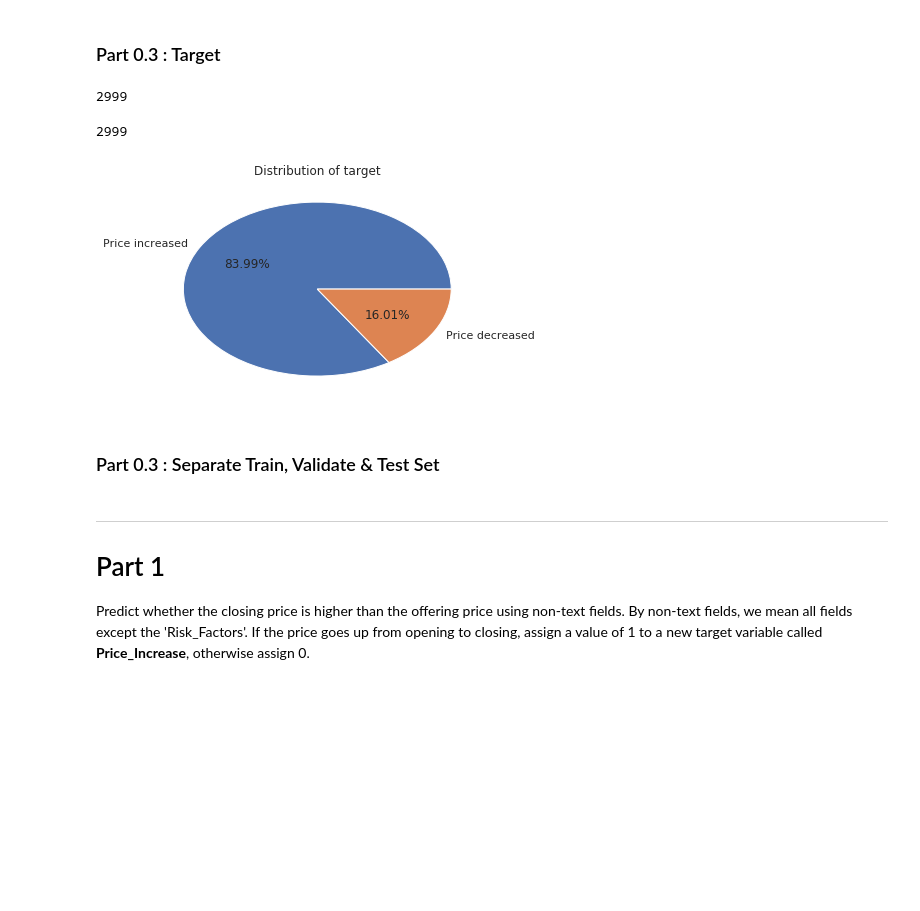
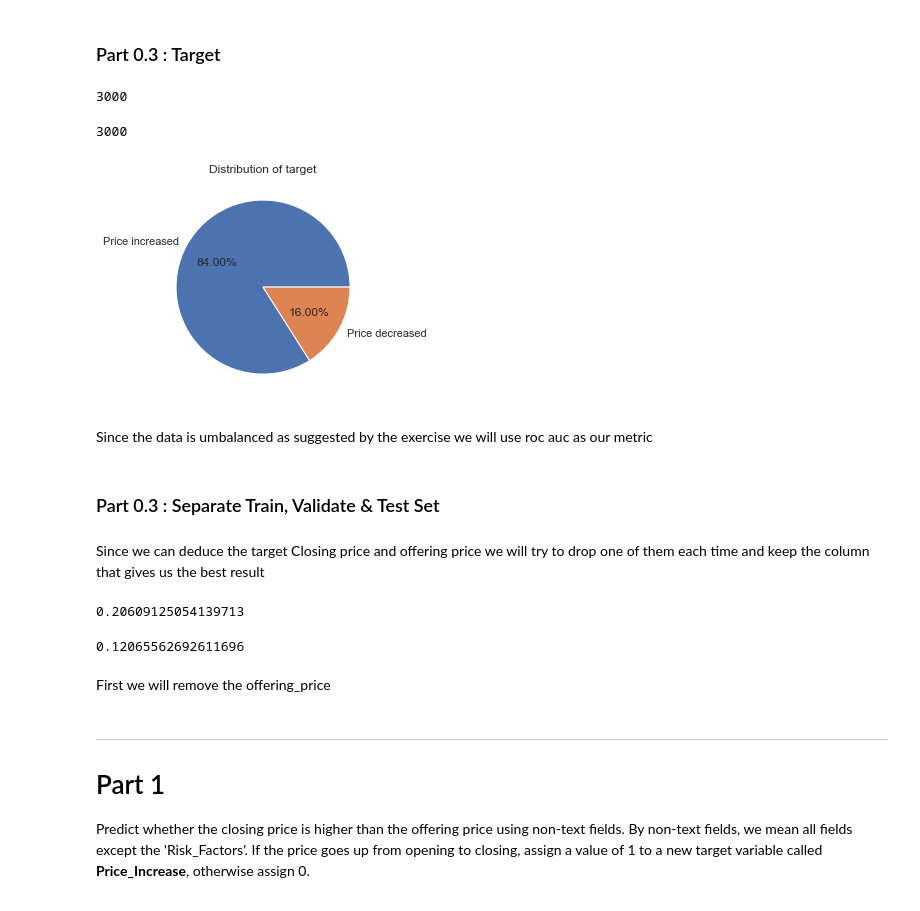
Before and after one commit to mariembelhajali/-Ipo-prediction-, a Jupyter notebook: project_description-2018.ipynb, the cells around one changed output. Drawn from its saved outputs; the diff is of its cells as text; code cells hidden in the pictures; blank space fills up the shorter version.

```diff
--- a/project_description-2018.ipynb
+++ b/project_description-2018.ipynb
@@ -103,31 +107,47 @@ risks_tfidf = pd.DataFrame(risks_tfidf)
 columnToDrop.append('Risk_Factors')
 # %% [markdown]
 ### Part 0.3 : Target
+# %%
+ipo_models = ipo.copy()
 # %%
-ipo['Target'] = ipo.Closing_Price >= ipo.Offering_Price
+ipo_models['Target'] = ipo_models.Closing_Price >= ipo_models.Offering_Price
 # %%
-len(ipo.Closing_Price == ipo.Offering_Price )
+len(ipo_models.Closing_Price == ipo_models.Offering_Price )
 # %% [output]
-2999
+3000
 # %%
-len(ipo['Target'])
+len(ipo_models['Target'])
 # %% [output]
-2999
+3000
 # %%
-ipo.Target = ipo.Target.astype(int)
+ipo_models.Target = ipo_models.Target.astype(int)
 # %%
-counts = ipo['Target'].value_counts()
+counts = ipo_models['Target'].value_counts()
 
 sns.set()
 
 ones = counts[1]/len(counts) * 100
 zeros = counts[0]/len(counts) * 100
 labels = 'Price increased', 'Price decreased'
 plt.pie( [ones, zeros], labels=labels, autopct='%1.2f%%', startangle=360)
 plt.title('Distribution of target')
 plt.show()
 # %% [output]
-[figure, old version]
+[figure, new version]
+# %% [markdown]
+Since the data is umbalanced as suggested by the exercise we will use roc auc as our metric
 # %% [markdown]
 ### Part 0.3 : Separate Train, Validate & Test Set
+# %% [markdown]
+Since we can deduce the target Closing price and offering price we will try to drop one of them each time and keep the column that gives us the best result
+# %%
+ipo_models['Target'].corr(ipo_models['Closing_Price'])
+# %% [output]
+0.20609125054139713
+# %%
+ipo_models['Target'].corr(ipo_models['Offering_Price'])
+# %% [output]
+0.12065562692611696
+# %% [markdown]
+First we will remove the offering_price
 # %%
```
Also changed, not shown: parts of 22 cells of this notebook.
